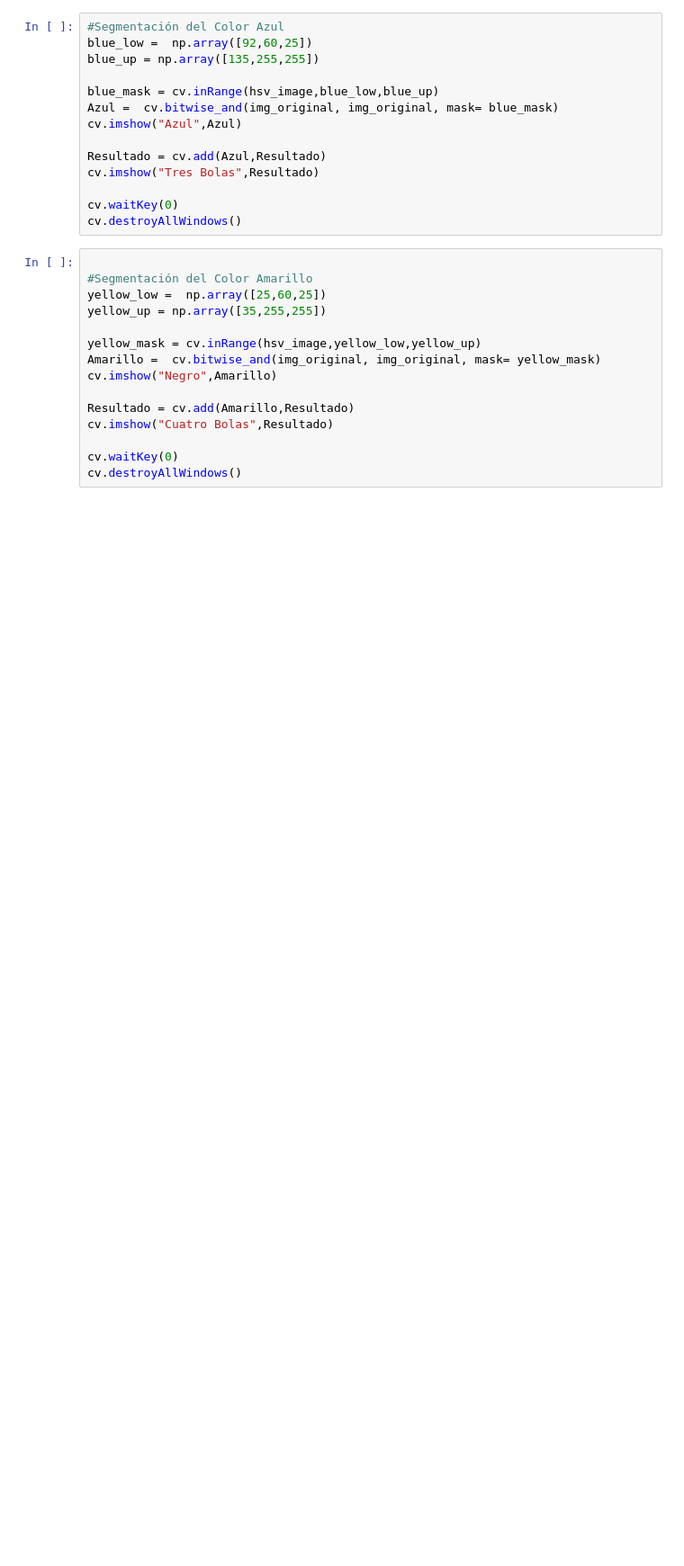
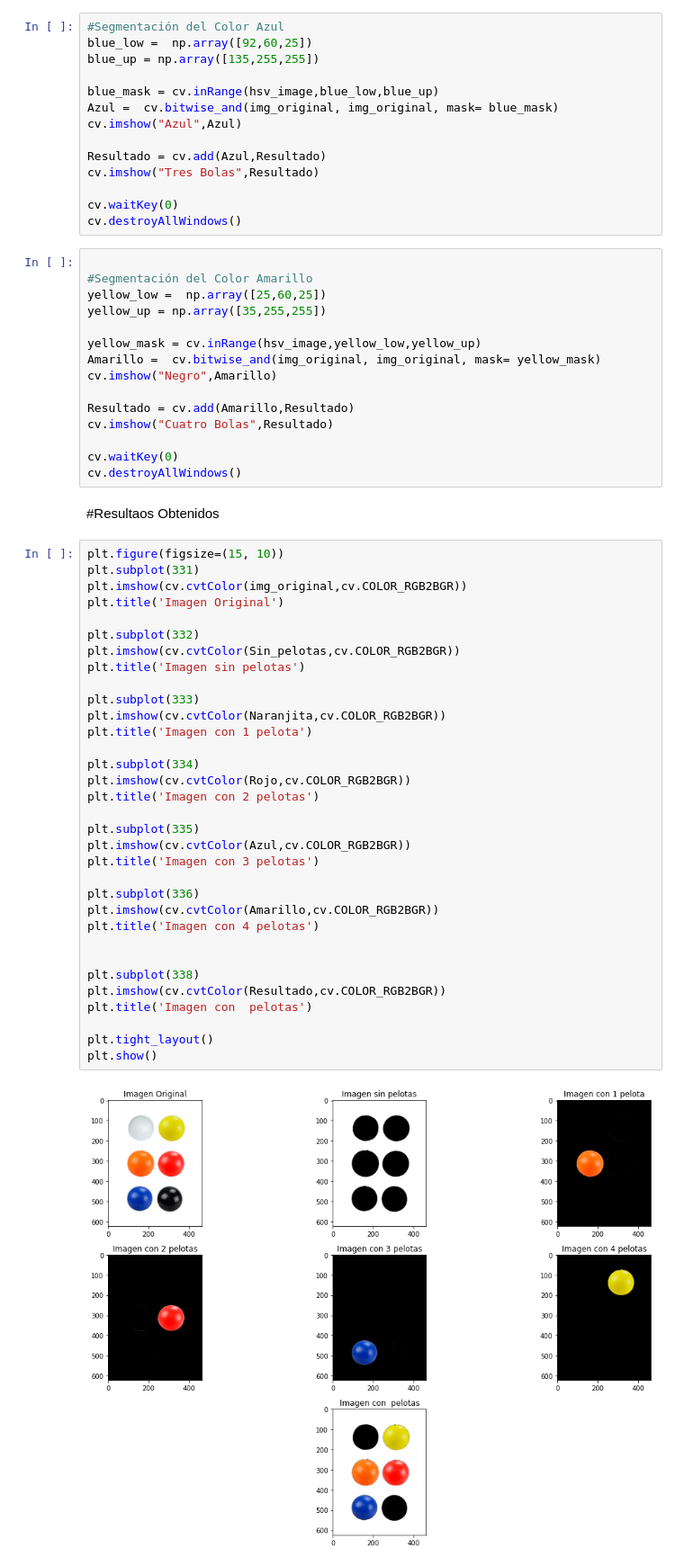
Before and after one commit to danielOva365/Imagenes-y-vision, a Jupyter notebook: Taller_1.ipynb, the cells around one changed output. Shown at 90% size. Cells and saved outputs as stored; diff of their text form; blank space fills up the shorter version.

```diff
--- a/Taller_1.ipynb
+++ b/Taller_1.ipynb
@@ -117,3 +117,40 @@ cv.imshow("Cuatro Bolas",Resultado)
 
 cv.waitKey(0)
 cv.destroyAllWindows()
+# %% [markdown]
+#Resultaos Obtenidos
+# %%
+plt.figure(figsize=(15, 10))
+plt.subplot(331)
+plt.imshow(cv.cvtColor(img_original,cv.COLOR_RGB2BGR))
+plt.title('Imagen Original')
+
+plt.subplot(332)
+plt.imshow(cv.cvtColor(Sin_pelotas,cv.COLOR_RGB2BGR))
+plt.title('Imagen sin pelotas')
+
+plt.subplot(333)
+plt.imshow(cv.cvtColor(Naranjita,cv.COLOR_RGB2BGR))
+plt.title('Imagen con 1 pelota')
+
+plt.subplot(334)
+plt.imshow(cv.cvtColor(Rojo,cv.COLOR_RGB2BGR))
+plt.title('Imagen con 2 pelotas')
+
+plt.subplot(335)
+plt.imshow(cv.cvtColor(Azul,cv.COLOR_RGB2BGR))
+plt.title('Imagen con 3 pelotas')
+
+plt.subplot(336)
+plt.imshow(cv.cvtColor(Amarillo,cv.COLOR_RGB2BGR))
+plt.title('Imagen con 4 pelotas')
+
+
+plt.subplot(338)
+plt.imshow(cv.cvtColor(Resultado,cv.COLOR_RGB2BGR))
+plt.title('Imagen con  pelotas')
+
+plt.tight_layout()
+plt.show()
+# %% [output]
+[figure, added]
```
